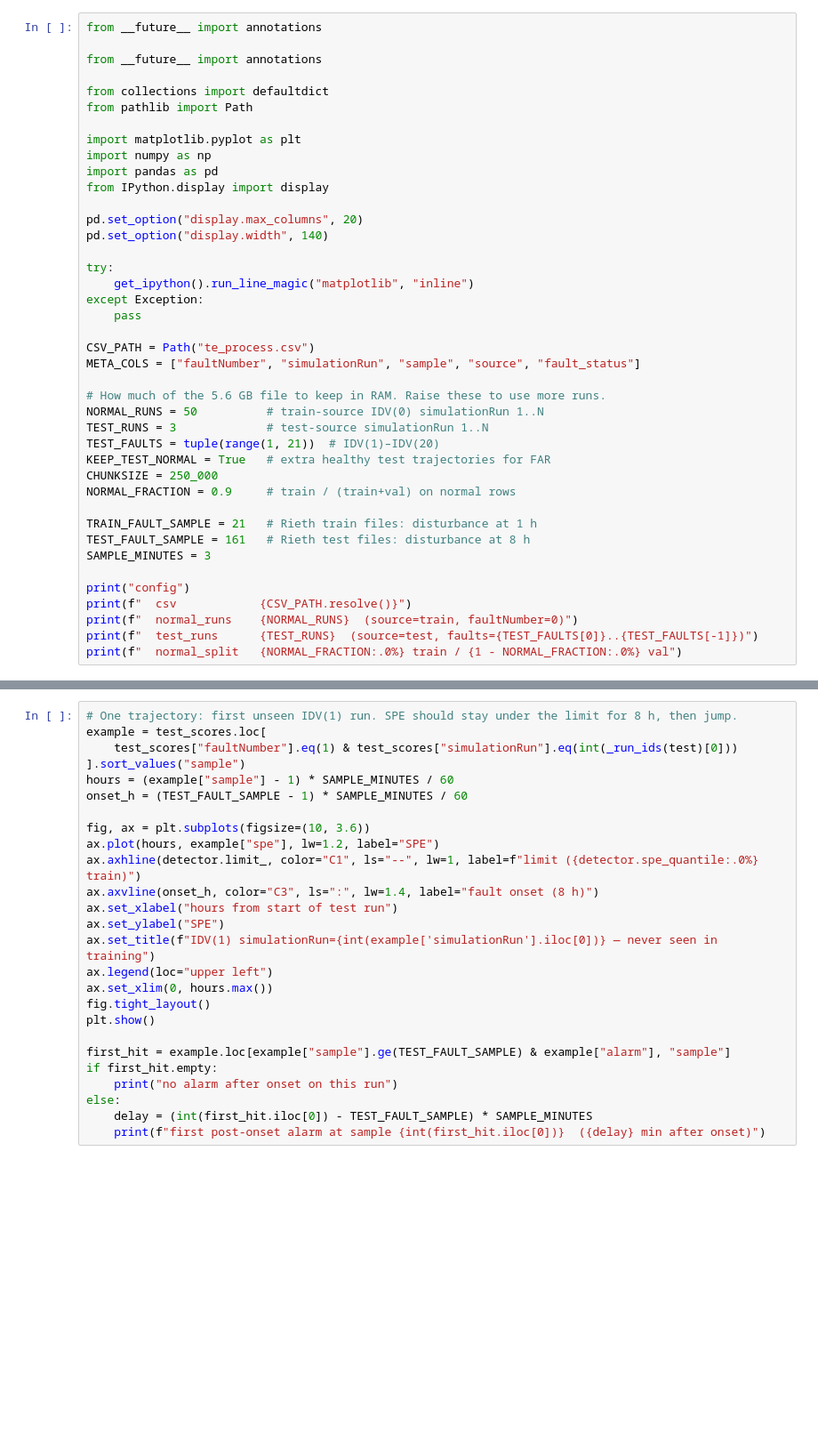
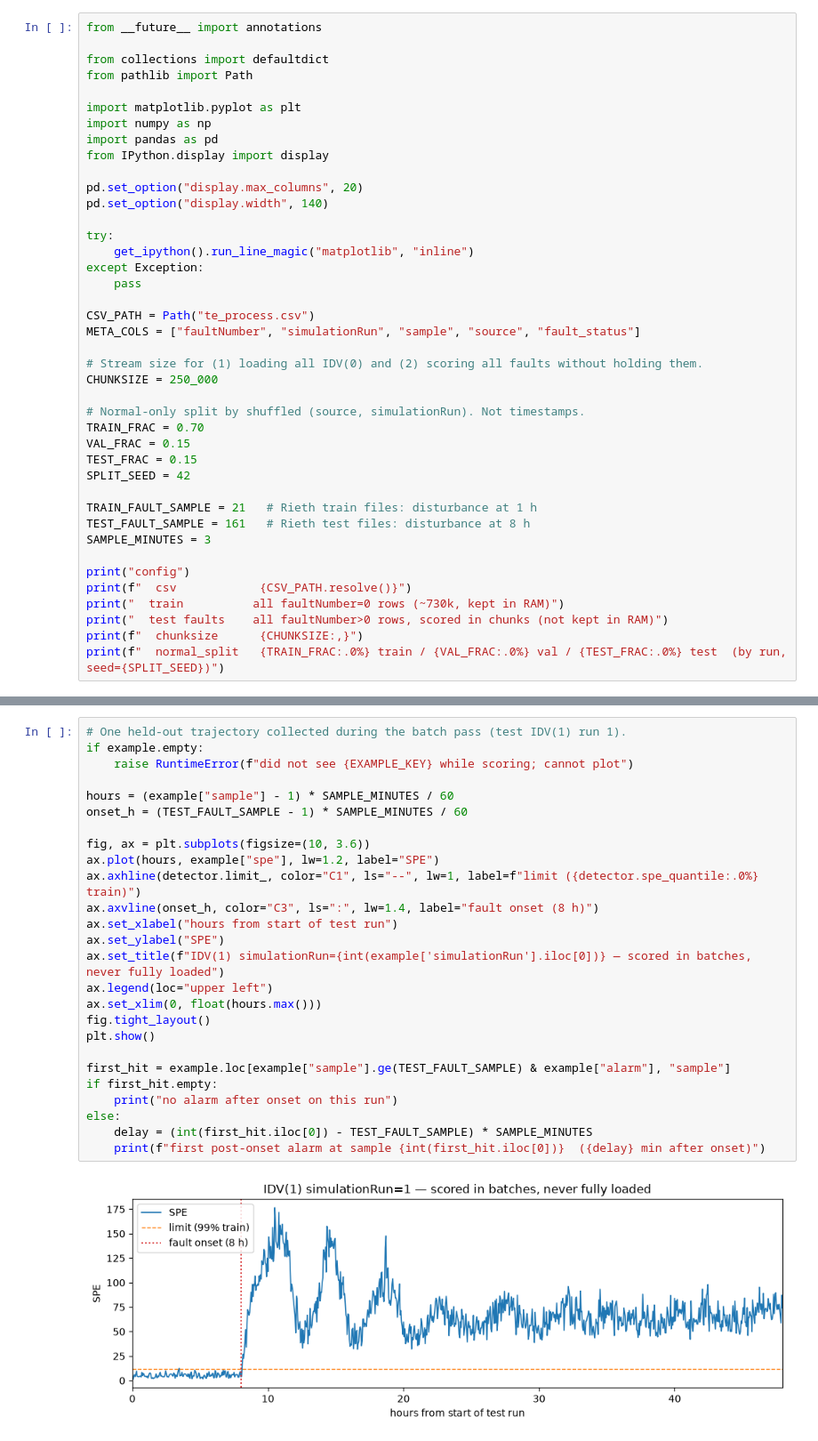
Before and after one commit to angryolli/hackathon_norrin, a Jupyter notebook: data_processing/v1_process.ipynb, the cells around one changed output, grey strips where cells are left out. Shown at 89% size. Drawn from its saved outputs; the diff is of its cells as text; blank space fills up the shorter version.

```diff
--- a/data_processing/v1_process.ipynb
+++ b/data_processing/v1_process.ipynb
@@ -9,8 +12,6 @@ Protocol:
 
 `te_process.csv` is the Rieth Tennessee Eastman set. The CSV column is `faultNumber` (not `fault_id`). `fault_status` is a **run-level** tag and is wrong as a sample label: test IDV(k) rows 1–160 are still healthy. Labels are rebuilt from `sample`.
 # %%
-from __future__ import annotations
-
 from __future__ import annotations
 
 from collections import defaultdict
@@ -32,13 +33,14 @@ except Exception:
 CSV_PATH = Path("te_process.csv")
 META_COLS = ["faultNumber", "simulationRun", "sample", "source", "fault_status"]
 
-# How much of the 5.6 GB file to keep in RAM. Raise these to use more runs.
-NORMAL_RUNS = 50          # train-source IDV(0) simulationRun 1..N
-TEST_RUNS = 3             # test-source simulationRun 1..N
-TEST_FAULTS = tuple(range(1, 21))  # IDV(1)–IDV(20)
-KEEP_TEST_NORMAL = True   # extra healthy test trajectories for FAR
+# Stream size for (1) loading all IDV(0) and (2) scoring all faults without holding them.
 CHUNKSIZE = 250_000
-NORMAL_FRACTION = 0.9     # train / (train+val) on normal rows
+
+# Normal-only split by shuffled (source, simulationRun). Not timestamps.
+TRAIN_FRAC = 0.70
+VAL_FRAC = 0.15
+TEST_FRAC = 0.15
+SPLIT_SEED = 42
 
 TRAIN_FAULT_SAMPLE = 21   # Rieth train files: disturbance at 1 h
 TEST_FAULT_SAMPLE = 161   # Rieth test files: disturbance at 8 h
@@ -46,7 +48,8 @@ SAMPLE_MINUTES = 3
 
 print("config")
 print(f"  csv            {CSV_PATH.resolve()}")
-print(f"  normal_runs    {NORMAL_RUNS}  (source=train, faultNumber=0)")
-print(f"  test_runs      {TEST_RUNS}  (source=test, faults={TEST_FAULTS[0]}..{TEST_FAULTS[-1]})")
-print(f"  normal_split   {NORMAL_FRACTION:.0%} train / {1 - NORMAL_FRACTION:.0%} val")
+print("  train          all faultNumber=0 rows (~730k, kept in RAM)")
+print("  test faults    all faultNumber>0 rows, scored in chunks (not kept in RAM)")
+print(f"  chunksize      {CHUNKSIZE:,}")
+print(f"  normal_split   {TRAIN_FRAC:.0%} train / {VAL_FRAC:.0%} val / {TEST_FRAC:.0%} test  (by run, seed={SPLIT_SEED})")
 # %% [output]
@@ -319,26 +508,28 @@ display(by_fault.round(3))
 # %%
-# One trajectory: first unseen IDV(1) run. SPE should stay under the limit for 8 h, then jump.
-example = test_scores.loc[
-    test_scores["faultNumber"].eq(1) & test_scores["simulationRun"].eq(int(_run_ids(test)[0]))
-].sort_values("sample")
+# One held-out trajectory collected during the batch pass (test IDV(1) run 1).
+if example.empty:
+    raise RuntimeError(f"did not see {EXAMPLE_KEY} while scoring; cannot plot")
+
 hours = (example["sample"] - 1) * SAMPLE_MINUTES / 60
 onset_h = (TEST_FAULT_SAMPLE - 1) * SAMPLE_MINUTES / 60
 
 fig, ax = plt.subplots(figsize=(10, 3.6))
 ax.plot(hours, example["spe"], lw=1.2, label="SPE")
 ax.axhline(detector.limit_, color="C1", ls="--", lw=1, label=f"limit ({detector.spe_quantile:.0%} train)")
 ax.axvline(onset_h, color="C3", ls=":", lw=1.4, label="fault onset (8 h)")
 ax.set_xlabel("hours from start of test run")
 ax.set_ylabel("SPE")
-ax.set_title(f"IDV(1) simulationRun={int(example['simulationRun'].iloc[0])} — never seen in training")
+ax.set_title(f"IDV(1) simulationRun={int(example['simulationRun'].iloc[0])} — scored in batches, never fully loaded")
 ax.legend(loc="upper left")
-ax.set_xlim(0, hours.max())
+ax.set_xlim(0, float(hours.max()))
 fig.tight_layout()
 plt.show()
 
 first_hit = example.loc[example["sample"].ge(TEST_FAULT_SAMPLE) & example["alarm"], "sample"]
 if first_hit.empty:
     print("no alarm after onset on this run")
 else:
     delay = (int(first_hit.iloc[0]) - TEST_FAULT_SAMPLE) * SAMPLE_MINUTES
     print(f"first post-onset alarm at sample {int(first_hit.iloc[0])}  ({delay} min after onset)")
+# %% [output]
+[figure, added]
```
Also changed, not shown: parts of 11 cells of this notebook.
